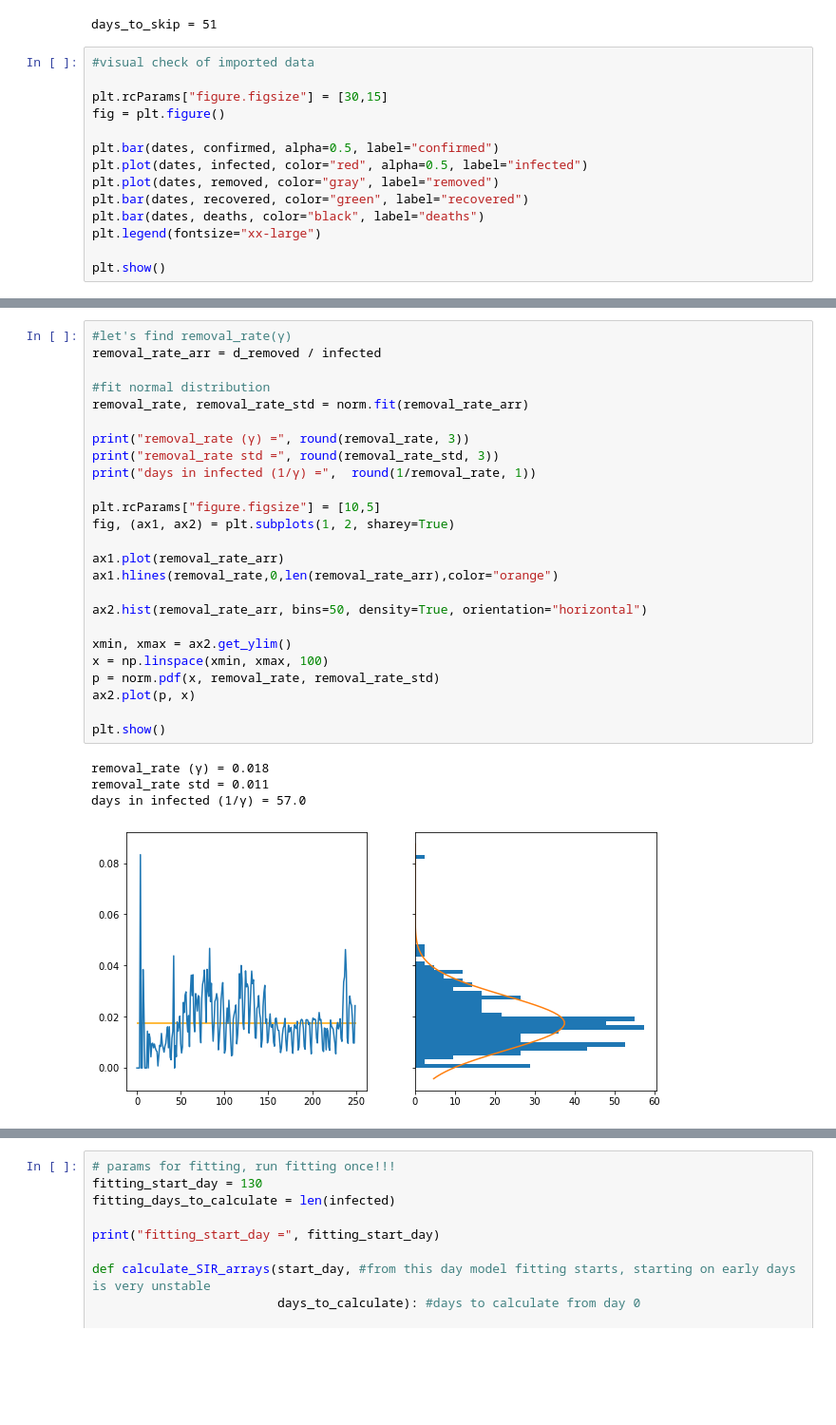
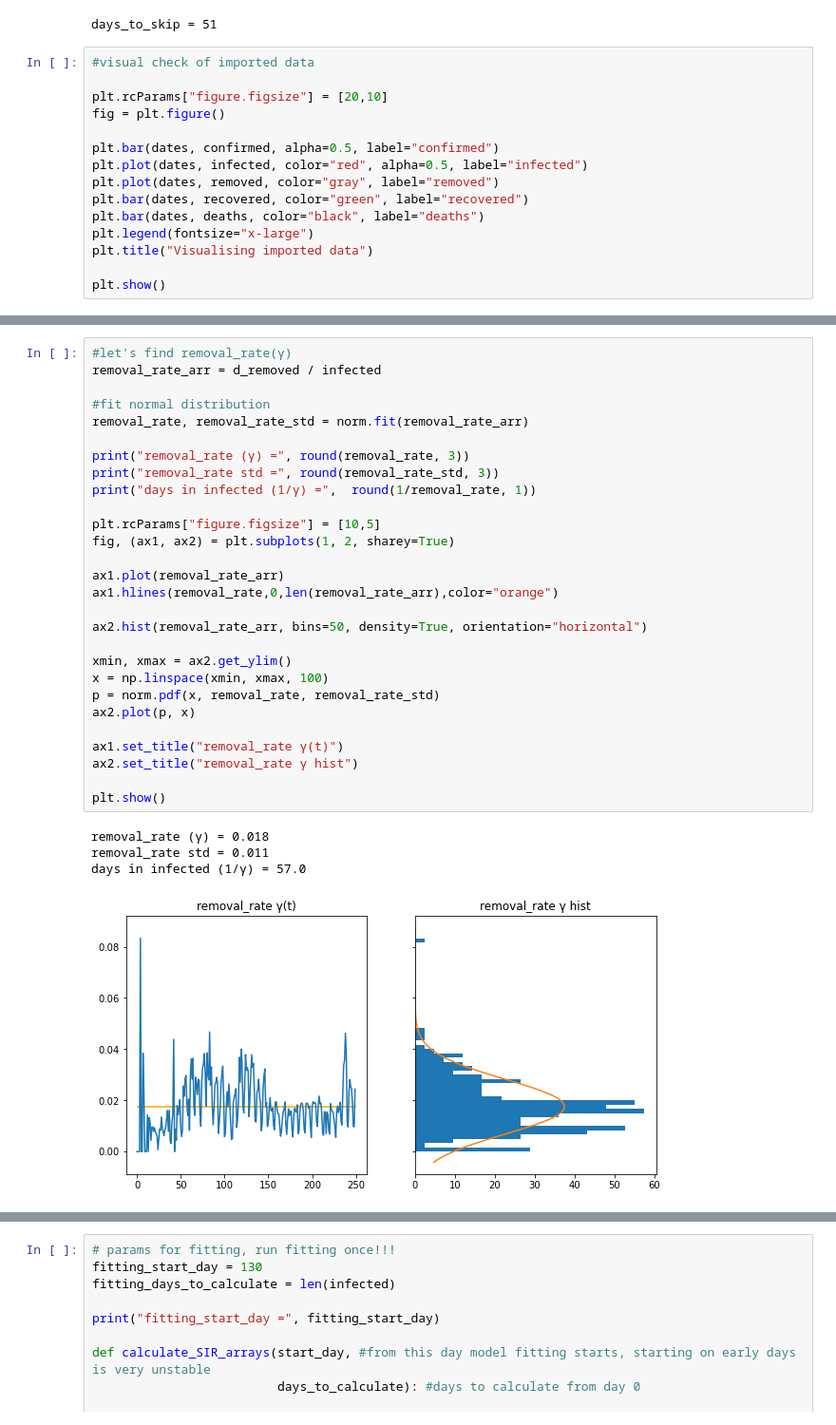
Before and after one commit to FelisLynx/corona_predictor, a Jupyter notebook: corona_predictor_SIR.ipynb, the cells around one changed output, grey strips where cells are left out. Shown at 95% size. Saved outputs shown, nothing was run; the diff lists cells and outputs as text; blank space fills up the shorter version.

Commit message:
add titles to all plots

```diff
--- a/corona_predictor_SIR.ipynb
+++ b/corona_predictor_SIR.ipynb
@@ -94,7 +90,7 @@ days_to_skip = 51
 # %%
 #visual check of imported data
 
-plt.rcParams["figure.figsize"] = [30,15]
+plt.rcParams["figure.figsize"] = [20,10]
 fig = plt.figure()
 
 plt.bar(dates, confirmed, alpha=0.5, label="confirmed")
@@ -102,7 +98,8 @@ plt.plot(dates, infected, color="red", alpha=0.5, label="infected")
 plt.plot(dates, removed, color="gray", label="removed")
 plt.bar(dates, recovered, color="green", label="recovered")
 plt.bar(dates, deaths, color="black", label="deaths")
-plt.legend(fontsize="xx-large")
+plt.legend(fontsize="x-large")
+plt.title("Visualising imported data")
 
 plt.show()
 # %% [output]
@@ -110,33 +107,36 @@ plt.show()
 # %%
 #let's find removal_rate(γ)
 removal_rate_arr = d_removed / infected
 
 #fit normal distribution
 removal_rate, removal_rate_std = norm.fit(removal_rate_arr)
 
 print("removal_rate (γ) =", round(removal_rate, 3))
 print("removal_rate std =", round(removal_rate_std, 3))
 print("days in infected (1/γ) =",  round(1/removal_rate, 1))
 
 plt.rcParams["figure.figsize"] = [10,5]
 fig, (ax1, ax2) = plt.subplots(1, 2, sharey=True)
 
 ax1.plot(removal_rate_arr)
 ax1.hlines(removal_rate,0,len(removal_rate_arr),color="orange")
 
 ax2.hist(removal_rate_arr, bins=50, density=True, orientation="horizontal")
 
 xmin, xmax = ax2.get_ylim()
 x = np.linspace(xmin, xmax, 100)
 p = norm.pdf(x, removal_rate, removal_rate_std)
 ax2.plot(p, x)
 
+ax1.set_title("removal_rate γ(t)")
+ax2.set_title("removal_rate γ hist")
+
 plt.show()
 # %% [output]
 removal_rate (γ) = 0.018
 removal_rate std = 0.011
 days in infected (1/γ) = 57.0
-[figure, old version]
+[figure, new version]
 # %%
 #visual check of calculated vs real removed values
 
```
Also changed, not shown: parts of 9 cells of this notebook.
